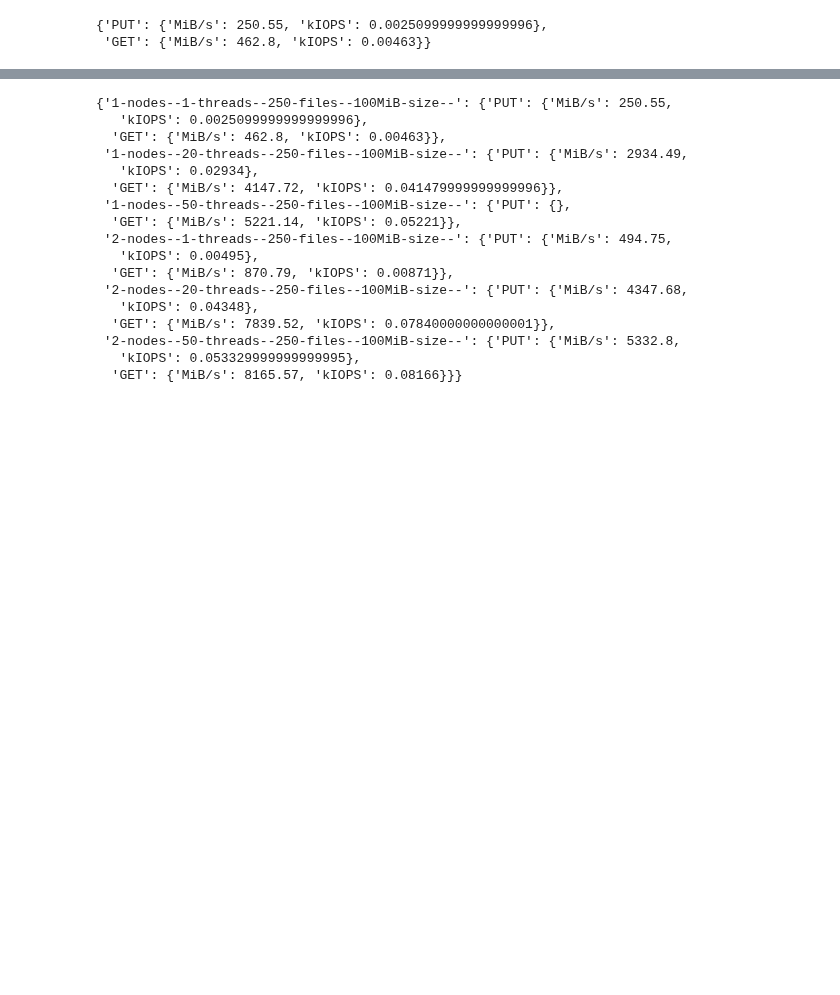
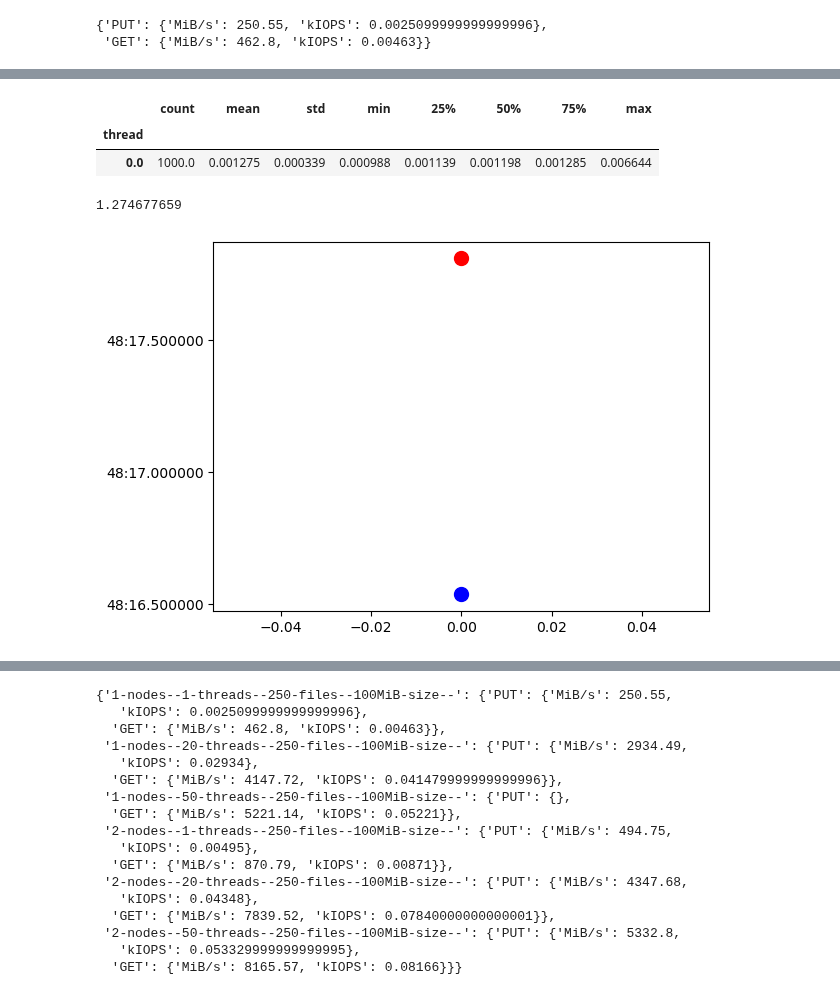
Before and after one commit to stackhpc/jasmin-fs-benchmark, a Jupyter notebook: s3-warp/Analysis-v3.ipynb, the cells around one changed output, grey strips where cells are left out. Saved outputs shown, nothing was run; the diff lists cells and outputs as text; code cells hidden in the pictures; blank space fills up the shorter version.

```diff
--- a/s3-warp/Analysis-v3.ipynb
+++ b/s3-warp/Analysis-v3.ipynb
@@ -16,6 +16,12 @@ def MiB_to_Gb(val):
 def Gb_to_MiB(val):
     return val*10**9/(8*1024**2)
 
+def parse_datetime(s: str):
+    """Carefully parses the specific datetime string used by warp"""
+    other, decimal = s.split('.')
+    decimal_rounded = f"{float('0.'+decimal.rstrip('Z')):.6f}"[1:]
+    return dt.datetime.strptime(other + decimal_rounded, '%Y-%m-%dT%H:%M:%S.%f')
+
 def load_raw_data(results_file, check_error=True):
     """Load and preprocess raw benchmark data from `warp`"""
     df = pd.read_csv(results_file, sep="\t")
@@ -33,8 +39,7 @@ def load_raw_data(results_file, check_error=True):
         df = df.drop('n_objects', axis=1)
     # Convert some data dtypes
     for col in ['start', 'end']:
-        df[col] = df[col].map(lambda x: dt.datetime.strptime(x.split('.')[0], '%Y-%m-%dT%H:%M:%S'))
-
+        df[col] = df[col].map(parse_datetime)
     return df, warp_command
 
 def load_summary_data(filename):
@@ -101,0 +91,3 @@ df
+# %%
+# df, cmd = load_raw_data('benchmark-runs/s3-full.quobyte-get-5-50-1GiB-1000-60s.csv.zst')
+df, cmd = load_raw_data('benchmark-runs/s3-full.pure-get-1-1-10KiB-1000-300s.csv.zst')
@@ -101,0 +110,13 @@ df
+# %%
+stats_per_thread = df[df.op == 'PUT'].groupby('thread').duration_ns.describe()
+cols = [col for col in stats_per_thread if col != 'count']
+stats_per_thread[cols] = stats_per_thread[cols] / 1e9
+stats_per_thread.sort_values('max')
+# %% [output]
+|  | count | mean | std | min | 25% | 50% | 75% | max |
+| thread |  |  |  |  |  |  |  |  |
+| 0.0 | 1000.0 | 0.001275 | 0.000339 | 0.000988 | 0.001139 | 0.001198 | 0.001285 | 0.006644 |
+# %%
+df[df.op == 'PUT'].duration_ns.sum() / 1e9
+# %% [output]
+1.274677659
@@ -101,0 +128,17 @@ df
+# %%
+fig, ax = plt.subplots()
+col = 'thread'
+op = 'PUT'
+
+first_request_completed = df[df.op == op].groupby(col).end.first()
+ax.scatter(first_request_completed.index, first_request_completed.values, s=3, c='b')
+idx = first_request_completed.idxmax()
+ax.scatter([idx], [first_request_completed[idx]], s=100, c='b')
+
+last_request_completed = df[df.op == op].groupby(col).end.last()
+ax.scatter(last_request_completed.index, last_request_completed.values, s=3, c='r')
+idx = last_request_completed.idxmin()
+ax.scatter([idx], [last_request_completed[idx]], s=100, c='r')
+plt.show()
+# %% [output]
+[figure, added]
```
Also changed, not shown: parts of 9 cells of this notebook, 9 other files.
